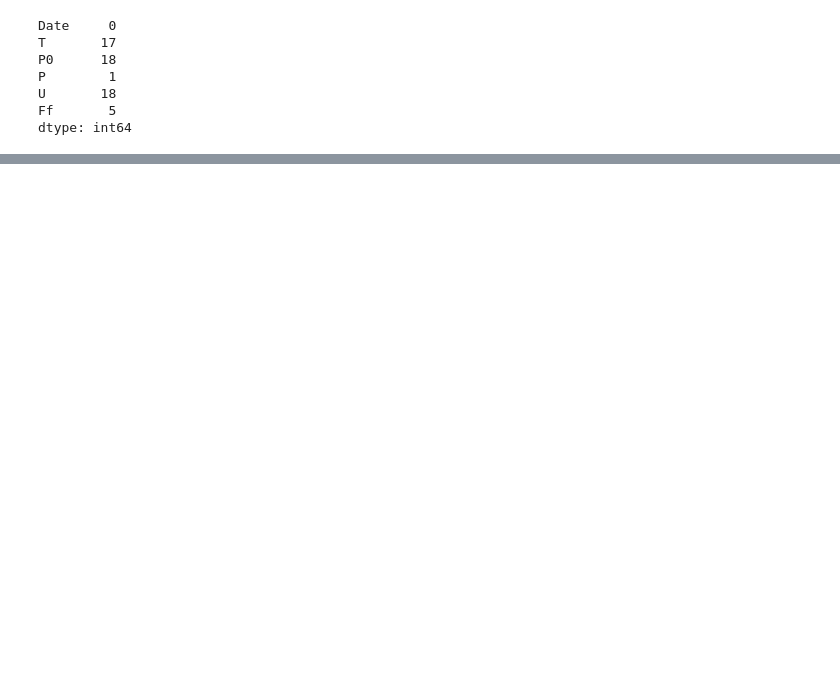
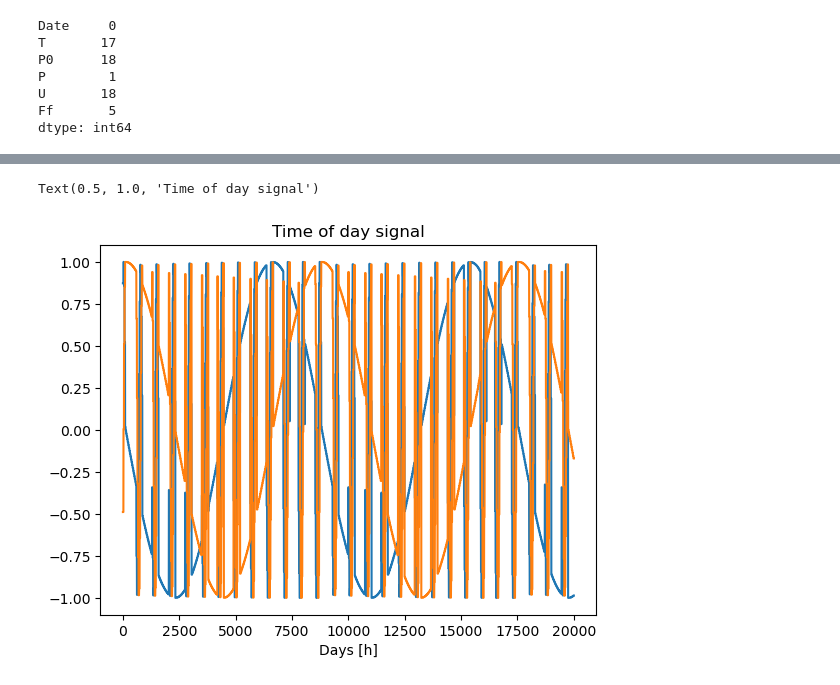
Before and after one commit to macodroid/WeatherProphet, a Jupyter notebook: processing_data.ipynb, the cells around one changed output, grey strips where cells are left out. Cells and saved outputs as stored; diff of their text form; code cells hidden in the pictures; blank space fills up the shorter version.

```diff
--- a/processing_data.ipynb
+++ b/processing_data.ipynb
@@ -47,0 +227,11 @@ ba_weather.dropna(axis=0, inplace=True)
+# %%
+day_of_year_sin = np.sin(hourly_weather['day_of_year'] * (2 * np.pi / 365.2425))
+day_of_year_cos = np.cos(hourly_weather['day_of_year'] * (2 * np.pi / 365.2425))
+# %%
+plt.plot(np.array(day_of_year_sin)[:20_000])
+plt.plot(np.array(day_of_year_cos)[:20_000])
+plt.xlabel('Days [h]')
+plt.title('Time of day signal')
+# %% [output]
+Text(0.5, 1.0, 'Time of day signal')
+[figure, added]
```
Also changed, not shown: parts of 23 cells of this notebook, 1 other file.
